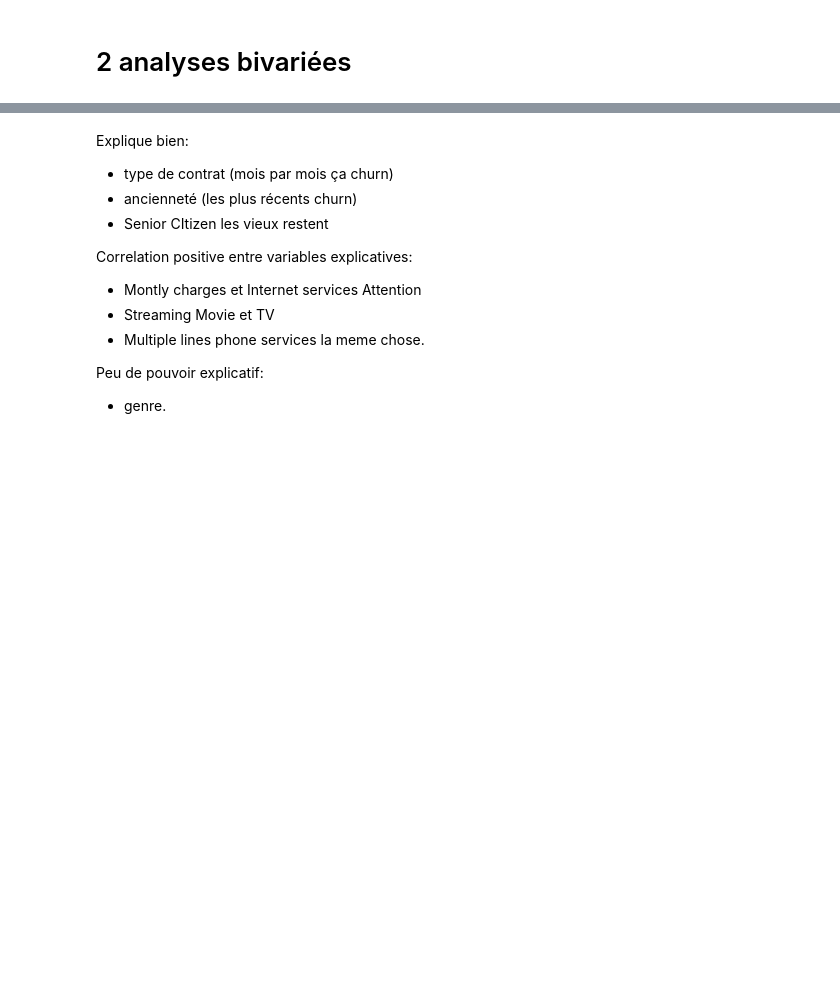
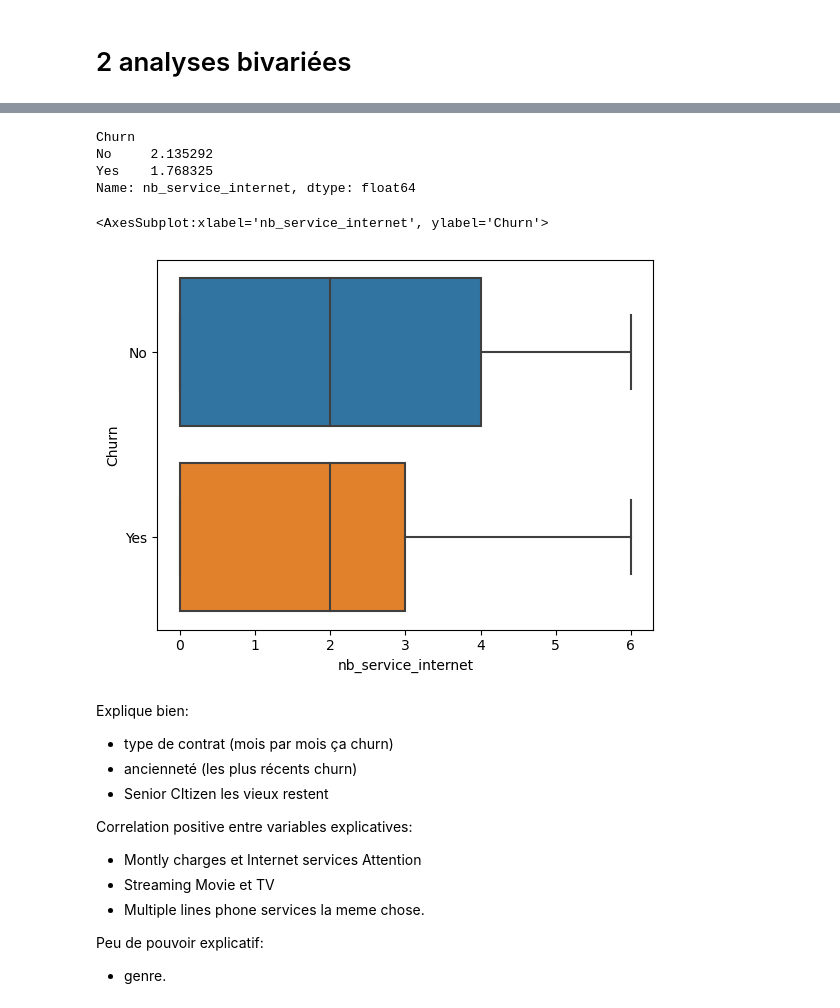
Before and after one commit to charles-42/classification_telco_churn, a Jupyter notebook: analysis/02_analyse.ipynb, the cells around one changed output, grey strips where cells are left out. Drawn from its saved outputs; the diff is of its cells as text; code cells hidden in the pictures; blank space fills up the shorter version.

Commit message:
feat: new model : nb services internet

```diff
--- a/analysis/02_analyse.ipynb
+++ b/analysis/02_analyse.ipynb
@@ -4,7 +4,7 @@ import numpy as np
 import matplotlib.pyplot as plt
 import seaborn as sns
 # %%
-df = pd.read_csv("../data/silver.csv")
+df = pd.read_csv("../data/gold.csv")
 # %% [markdown]
 # 1 Analyses univariées
 # %% [markdown]
@@ -80,3 +100,16 @@ Name: Churn, dtype: int64
+# %%
+df.groupby("Churn")['nb_service_internet'].mean()
+# %% [output]
+Churn
+No     2.135292
+Yes    1.768325
+Name: nb_service_internet, dtype: float64
+# %%
+# Création des boxplots pour trois variables
+sns.boxplot(data=df, x="nb_service_internet", y="Churn")
+# %% [output]
+<AxesSubplot:xlabel='nb_service_internet', ylabel='Churn'>
+[figure, added]
 # %% [markdown]
 Explique bien:
 - type de contrat (mois par mois ça churn)
```
Also changed, not shown: parts of 2 cells of this notebook, 3 other files.
